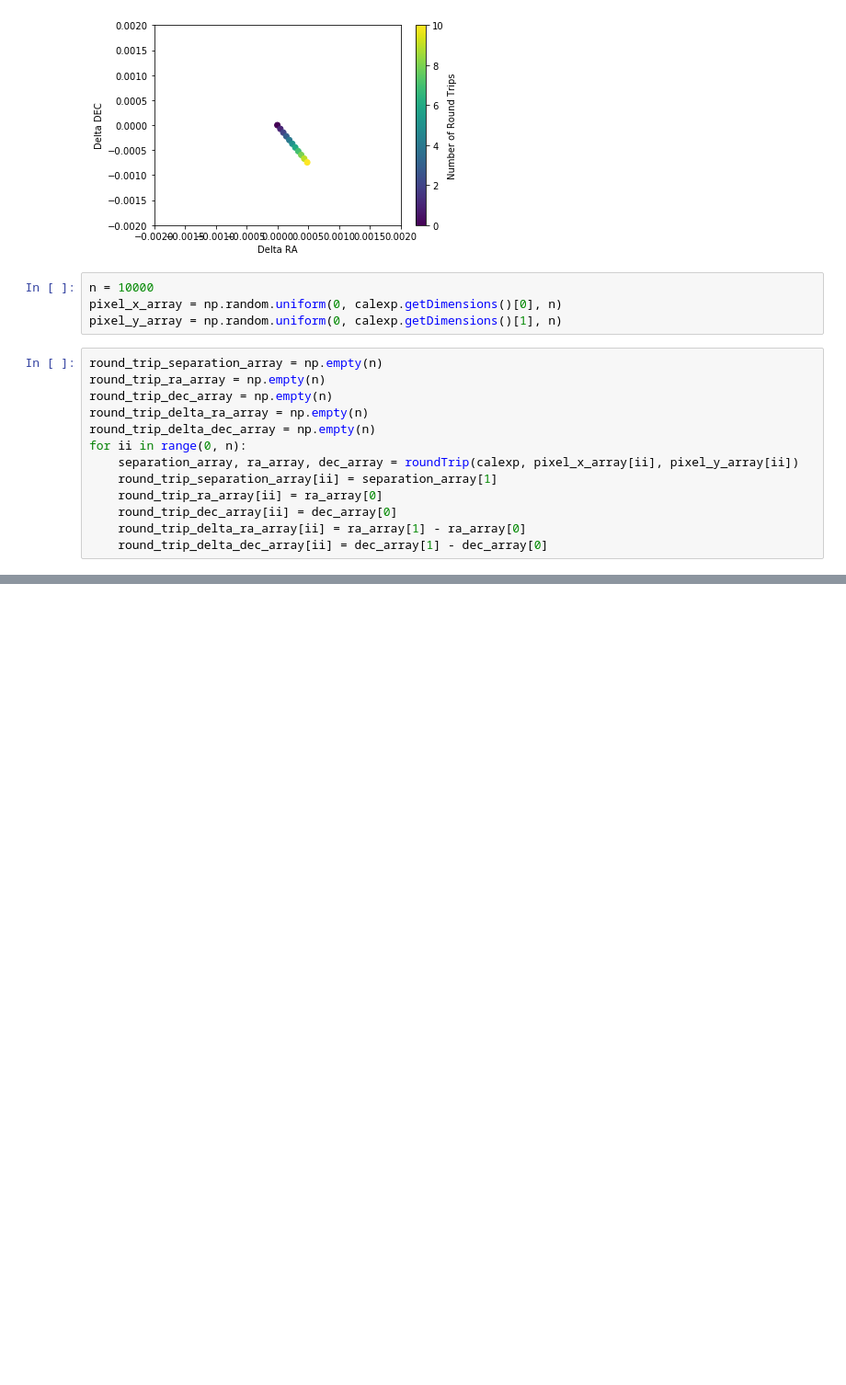
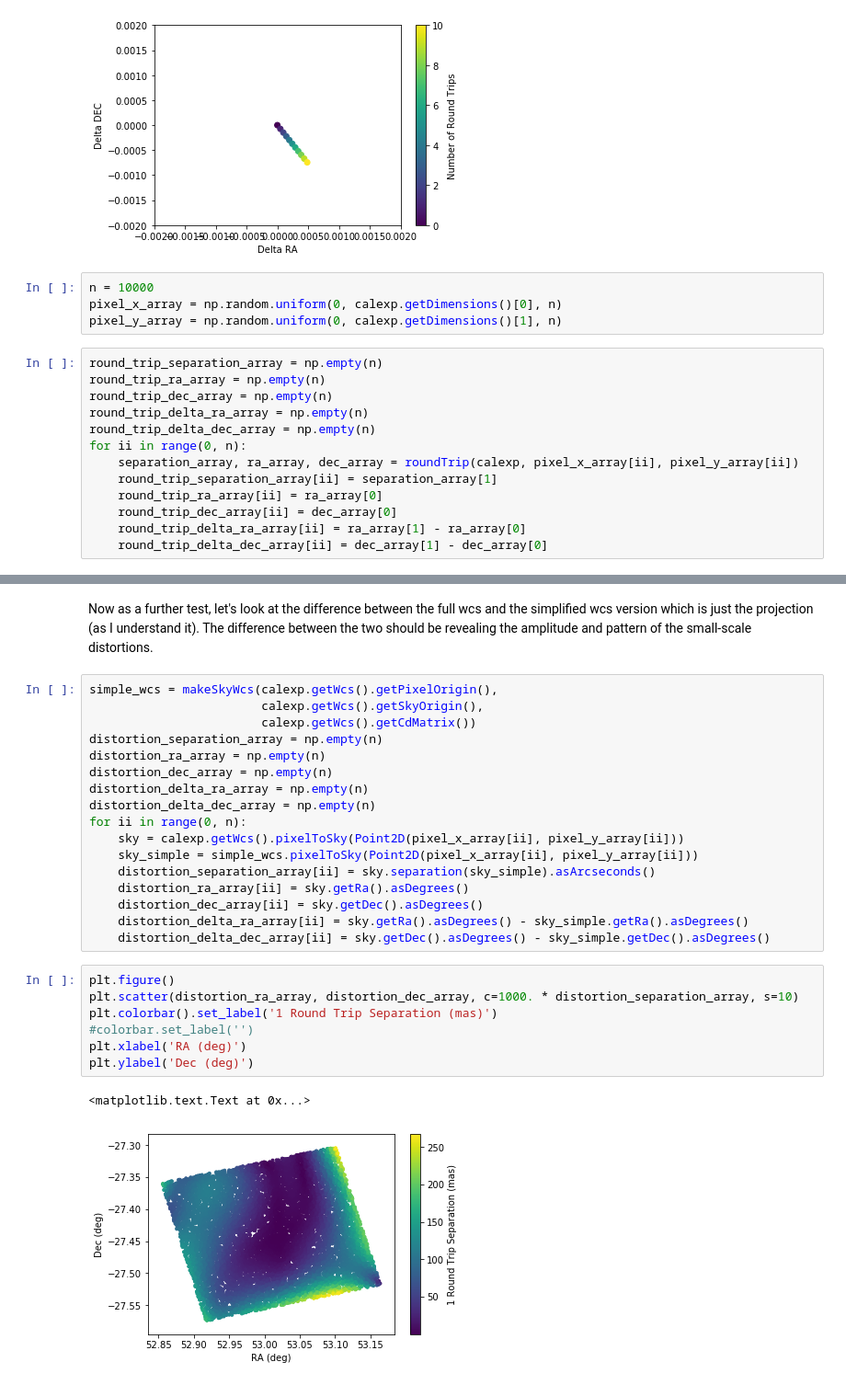
Before and after one commit to lsst-sitcom/notebooks, a Jupyter notebook: round_trip_astrometry.ipynb, the cells around one changed output, grey strips where cells are left out. Shown at 92% size. Saved outputs shown, nothing was run; the diff lists cells and outputs as text; blank space fills up the shorter version.

Commit message:
Adding test with simplified wcs

```diff
--- a/round_trip_astrometry.ipynb
+++ b/round_trip_astrometry.ipynb
@@ -98,0 +128,29 @@ plt.ylabel('Dec (deg)')
+# %% [markdown]
+Now as a further test, let's look at the difference between the full wcs and the simplified wcs version which is just the projection (as I understand it). The difference between the two should be revealing the amplitude and pattern of the small-scale distortions.
+# %%
+simple_wcs = makeSkyWcs(calexp.getWcs().getPixelOrigin(),
+                        calexp.getWcs().getSkyOrigin(),
+                        calexp.getWcs().getCdMatrix())
+distortion_separation_array = np.empty(n)
+distortion_ra_array = np.empty(n)
+distortion_dec_array = np.empty(n)
+distortion_delta_ra_array = np.empty(n)
+distortion_delta_dec_array = np.empty(n)
+for ii in range(0, n):
+    sky = calexp.getWcs().pixelToSky(Point2D(pixel_x_array[ii], pixel_y_array[ii]))
+    sky_simple = simple_wcs.pixelToSky(Point2D(pixel_x_array[ii], pixel_y_array[ii]))
+    distortion_separation_array[ii] = sky.separation(sky_simple).asArcseconds()
+    distortion_ra_array[ii] = sky.getRa().asDegrees()
+    distortion_dec_array[ii] = sky.getDec().asDegrees()
+    distortion_delta_ra_array[ii] = sky.getRa().asDegrees() - sky_simple.getRa().asDegrees()
+    distortion_delta_dec_array[ii] = sky.getDec().asDegrees() - sky_simple.getDec().asDegrees()
+# %%
+plt.figure()
+plt.scatter(distortion_ra_array, distortion_dec_array, c=1000. * distortion_separation_array, s=10)
+plt.colorbar().set_label('1 Round Trip Separation (mas)')
+#colorbar.set_label('')
+plt.xlabel('RA (deg)')
+plt.ylabel('Dec (deg)')
+# %% [output]
+<matplotlib.text.Text at 0x...>
+[figure, added]
```
Also changed, not shown: parts of 9 cells of this notebook.
